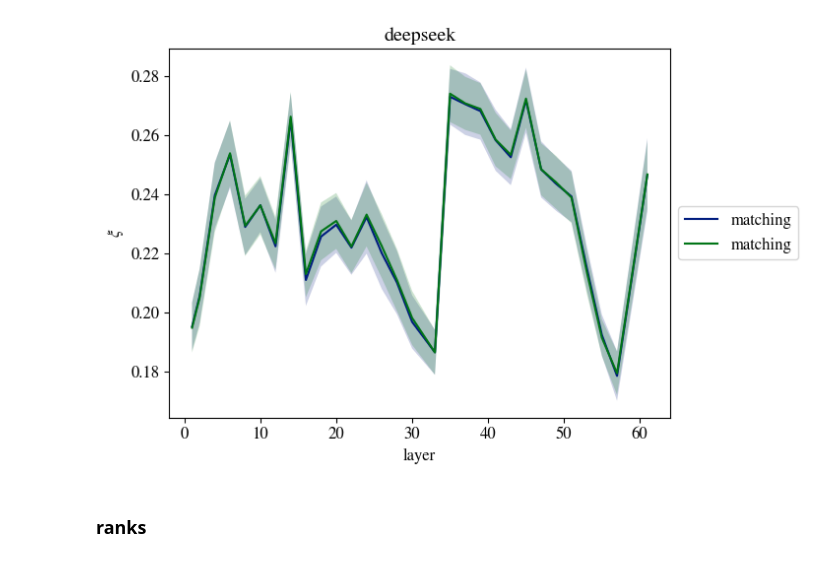
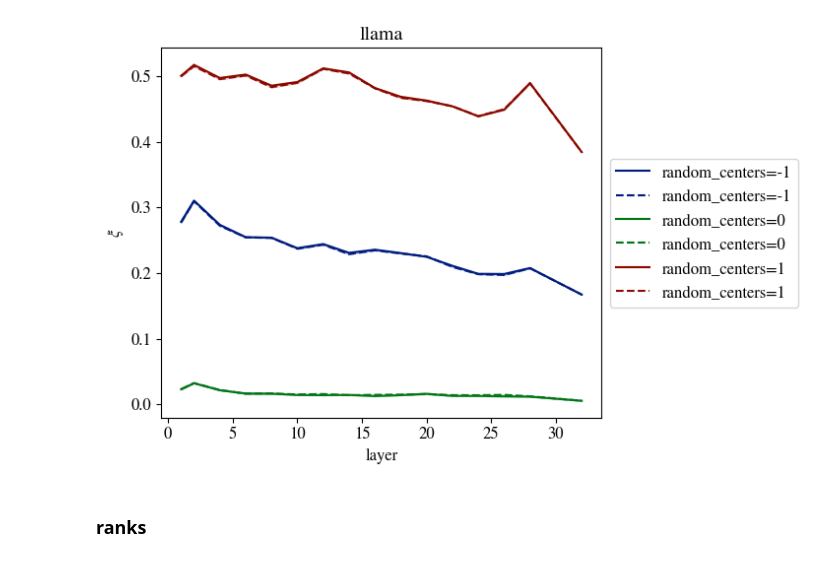
Before and after one commit to acevedo-s/syn-sem, a Jupyter notebook: corr_coeff.ipynb, the cells around one changed output. Saved outputs shown, nothing was run; the diff lists cells and outputs as text; code cells hidden in the pictures.

```diff
--- a/corr_coeff.ipynb
+++ b/corr_coeff.ipynb
@@ -28,8 +28,8 @@ markers = ['p','o','h','^','s','*']
 _linestyles = ['-','--','dotted']
 plot_id = 0
 # %%
-modelA = 'deepseek'
-# modelA = 'llama'
+# modelA = 'deepseek'
+modelA = 'llama'
 modelB = modelA
 language_pairs = [('english','spanish'),
                   ]
@@ -47,58 +47,67 @@ Nbits_list = [0]
 
 idx = None
 match_vars = ['matching']
+random_centers_list = [-1,0,1]
 # %%
 fig,ax = plt.subplots(1)
 
-for match_id,match_var in enumerate(match_vars):
-  for Nbits_id,Nbits in enumerate(Nbits_list):
-    for language_pair_id, language_pair in enumerate(language_pairs):
-      for n_tokens in n_tokens_list:
-        (languageA,languageB) = language_pair
-        output_folder0 = makefolder(base=f'./results/',
-                                      create_folder=False,
-                                      modelA=modelA,
-                                      modelB=modelB,
-                                      match_var=match_var,
-                                      n_files=n_files,
-                                      min_token_length=min_token_length,
-                                      )
-        corr_folder = makefolder(base=output_folder0,
-                                          create_folder=False,
-                                          Nbits=Nbits,
-                                          n_tokens=n_tokens,
-                                          avg_tokens=avg,
-                                          batch_shuffle=batch_shuffle,
-                                          )
-        corr_coeff = np.load(corr_folder + "corr_coeff.npy")
-        std = np.load(corr_folder + "corr_coeff_jack_std.npy")
+for random_centers_id,random_centers in enumerate(random_centers_list):
 
-        layers_A = list(range(1,depths[modelA] + 1))
-        layers_B = list(range(1,depths[modelB] + 1))
-        layers = reduce_list_half_preserve_extremes(layers_A)
+  for match_id,match_var in enumerate(match_vars):
+    for Nbits_id,Nbits in enumerate(Nbits_list):
+      for language_pair_id, language_pair in enumerate(language_pairs):
+        for n_tokens in n_tokens_list:
+          (languageA,languageB) = language_pair
+          output_folder0 = makefolder(base=f'./results/',
+                                        create_folder=False,
+                                        modelA=modelA,
+                                        modelB=modelB,
+                                        match_var=match_var,
+                                        n_files=n_files,
+                                        min_token_length=min_token_length,
+                                        )
+          corr_folder = makefolder(base=output_folder0,
+                                            create_folder=False,
+                                            random_centers=random_centers,
+                                            Nbits=Nbits,
+                                            n_tokens=n_tokens,
+                                            avg_tokens=avg,
+                                            batch_shuffle=batch_shuffle,
+                                            )
+          corr_coeff = np.load(corr_folder + "corr_coeff.npy")
+          std = np.load(corr_folder + "corr_coeff_jack_std.npy")
 
-        for corr_index in range(2):
-          plt.plot(layers,
-                   corr_coeff[corr_index].diagonal(),
-                   label=match_var)#+f' | {Nbits=}',
-          plt.fill_between(layers,
-                          corr_coeff[corr_index].diagonal() - std[corr_index].diagonal(),
-                          corr_coeff[corr_index].diagonal() + std[corr_index].diagonal(),
-                          alpha=0.2)
+          layers_A = list(range(1,depths[modelA] + 1))
+          layers_B = list(range(1,depths[modelB] + 1))
+          layers = reduce_list_half_preserve_extremes(layers_A)
+
+          for corr_index in range(2):
+            plt.plot(layers,
+                    corr_coeff[corr_index].diagonal(),
+                    label=f'{random_centers=}',
+                    linestyle=_linestyles[corr_index],
+                    color=colors[random_centers_id],
+                    )#+f' | {Nbits=}',
+            plt.fill_between(layers,
+                            corr_coeff[corr_index].diagonal() - std[corr_index].diagonal(),
+                            corr_coeff[corr_index].diagonal() + std[corr_index].diagonal(),
+                            alpha=0.2,
+                            color=colors[random_centers_id],
+                            )
 
 ax.legend()
 ax.set_xlabel('layer')
 ax.set_ylabel(r'$\xi$')
 ax.set_title(f'{modelA}')
 
 
 box = ax.get_position()
 ax.set_position([box.x0, box.y0, box.width * 0.8, box.height])
 ax.legend(loc='center left', bbox_to_anchor=(1, 0.5))
 
 plt.show()
 # %% [output]
-[figure, old version]
+[figure, new version]
 # %% [markdown]
 ### ranks
 # %%
```
Also changed, not shown: 40 other files.
